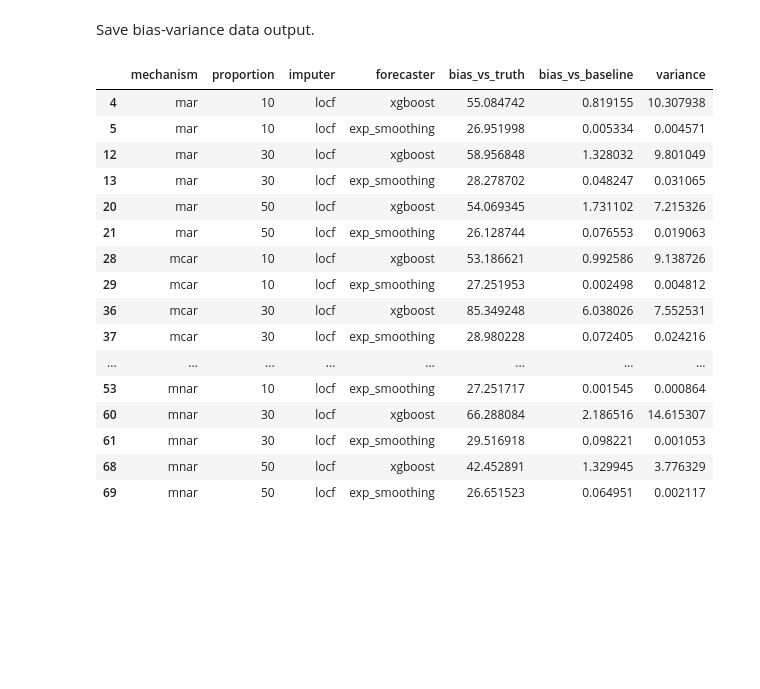
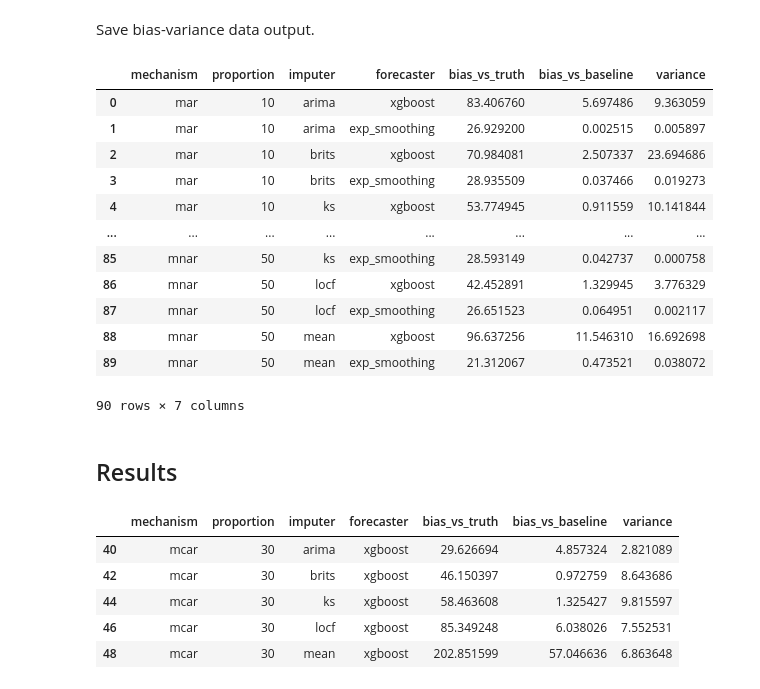
Before and after one commit to stuart-n-wilson/dissertation, a Jupyter notebook: notebooks/03_forecasting.ipynb, the cells around one changed output. Drawn from its saved outputs; the diff is of its cells as text; code cells hidden in the pictures; blank space fills up the shorter version.

```diff
--- a/notebooks/03_forecasting.ipynb
+++ b/notebooks/03_forecasting.ipynb
@@ -144,20 +144,29 @@ Save bias-variance data output.
+# %%
+bv_df
+# %% [output]
+|  | mechanism | proportion | imputer | forecaster | bias_vs_truth | bias_vs_baseline | variance |
+| 0 | mar | 10 | arima | xgboost | 83.406760 | 5.697486 | 9.363059 |
+| 1 | mar | 10 | arima | exp_smoothing | 26.929200 | 0.002515 | 0.005897 |
+| 2 | mar | 10 | brits | xgboost | 70.984081 | 2.507337 | 23.694686 |
+| 3 | mar | 10 | brits | exp_smoothing | 28.935509 | 0.037466 | 0.019273 |
+| 4 | mar | 10 | ks | xgboost | 53.774945 | 0.911559 | 10.141844 |
+| ... | ... | ... | ... | ... | ... | ... | ... |
+| 85 | mnar | 50 | ks | exp_smoothing | 28.593149 | 0.042737 | 0.000758 |
+| 86 | mnar | 50 | locf | xgboost | 42.452891 | 1.329945 | 3.776329 |
+| 87 | mnar | 50 | locf | exp_smoothing | 26.651523 | 0.064951 | 0.002117 |
+| 88 | mnar | 50 | mean | xgboost | 96.637256 | 11.546310 | 16.692698 |
+| 89 | mnar | 50 | mean | exp_smoothing | 21.312067 | 0.473521 | 0.038072 |
+90 rows × 7 columns
+# %% [markdown]
+## Results
+# %%
+bv_df = pd.read_parquet(OUTPUTS / "bias_variance.parquet")
 # %%
-bv_df[bv_df["imputer"] == "locf"]
+bv_df[(bv_df["mechanism"] == "mcar") & (bv_df["proportion"] == 30) & (bv_df["forecaster"] == "xgboost")]
 # %% [output]
 |  | mechanism | proportion | imputer | forecaster | bias_vs_truth | bias_vs_baseline | variance |
-| 4 | mar | 10 | locf | xgboost | 55.084742 | 0.819155 | 10.307938 |
-| 5 | mar | 10 | locf | exp_smoothing | 26.951998 | 0.005334 | 0.004571 |
-| 12 | mar | 30 | locf | xgboost | 58.956848 | 1.328032 | 9.801049 |
-| 13 | mar | 30 | locf | exp_smoothing | 28.278702 | 0.048247 | 0.031065 |
-| 20 | mar | 50 | locf | xgboost | 54.069345 | 1.731102 | 7.215326 |
-| 21 | mar | 50 | locf | exp_smoothing | 26.128744 | 0.076553 | 0.019063 |
-| 28 | mcar | 10 | locf | xgboost | 53.186621 | 0.992586 | 9.138726 |
-| 29 | mcar | 10 | locf | exp_smoothing | 27.251953 | 0.002498 | 0.004812 |
-| 36 | mcar | 30 | locf | xgboost | 85.349248 | 6.038026 | 7.552531 |
-| 37 | mcar | 30 | locf | exp_smoothing | 28.980228 | 0.072405 | 0.024216 |
-| ... | ... | ... | ... | ... | ... | ... | ... |
-| 53 | mnar | 10 | locf | exp_smoothing | 27.251717 | 0.001545 | 0.000864 |
-| 60 | mnar | 30 | locf | xgboost | 66.288084 | 2.186516 | 14.615307 |
-| 61 | mnar | 30 | locf | exp_smoothing | 29.516918 | 0.098221 | 0.001053 |
-| 68 | mnar | 50 | locf | xgboost | 42.452891 | 1.329945 | 3.776329 |
-| 69 | mnar | 50 | locf | exp_smoothing | 26.651523 | 0.064951 | 0.002117 |
+| 40 | mcar | 30 | arima | xgboost | 29.626694 | 4.857324 | 2.821089 |
+| 42 | mcar | 30 | brits | xgboost | 46.150397 | 0.972759 | 8.643686 |
+| 44 | mcar | 30 | ks | xgboost | 58.463608 | 1.325427 | 9.815597 |
+| 46 | mcar | 30 | locf | xgboost | 85.349248 | 6.038026 | 7.552531 |
+| 48 | mcar | 30 | mean | xgboost | 202.851599 | 57.046636 | 6.863648 |
```
Also changed, not shown: parts of 16 cells of this notebook, 6 other files.
